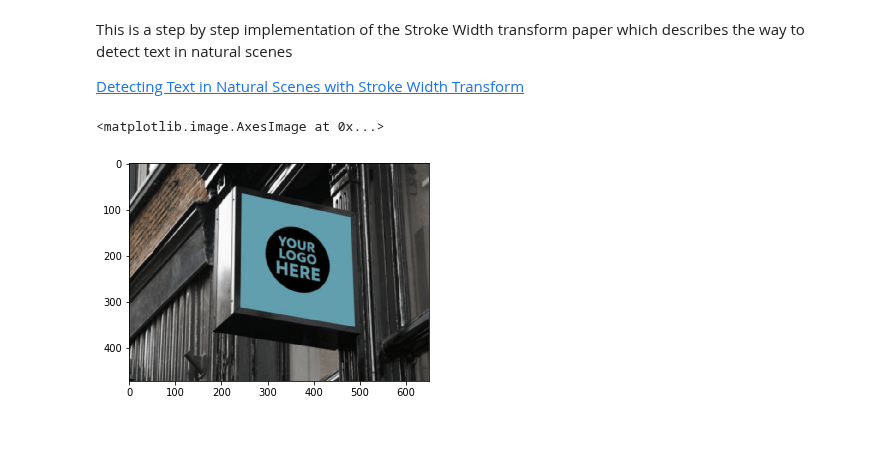
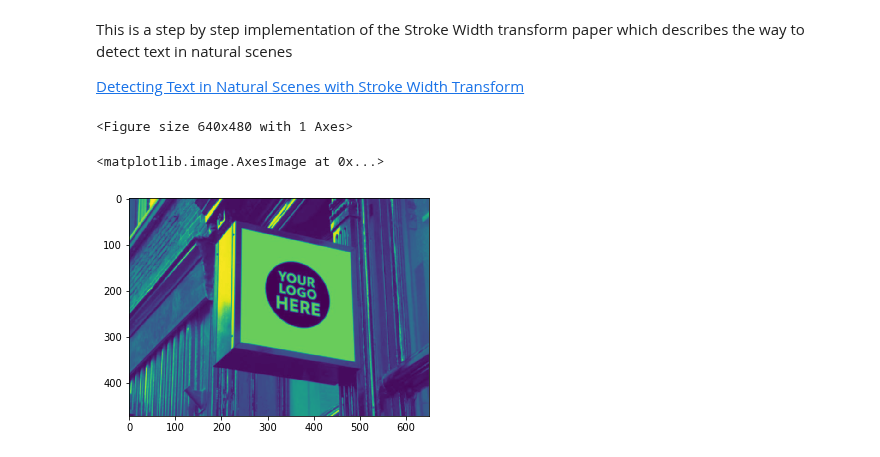
Before and after one commit to muthuspark/ml_research, a Jupyter notebook: Text detection with Stroke Width Transform.ipynb, the cells around one changed output. Drawn from its saved outputs; the diff is of its cells as text; code cells hidden in the pictures.

```diff
--- a/Text detection with Stroke Width Transform.ipynb
+++ b/Text detection with Stroke Width Transform.ipynb
@@ -6,18 +6,20 @@ Stroke Width Transform](https://www.microsoft.com/en-us/research/wp-content/uplo
 # %%
 from skimage.io import imread
 from skimage.filters import gaussian
+import matplotlib.pyplot as plt
 
-image = gaussian(imread('resources/sign.jpeg'), multichannel=False)
+image = gaussian(imread('resources/sign.jpeg'))
+plt.imshow(image)
+plt.show()
+# %% [output]
+<Figure size 640x480 with 1 Axes>
-# %%
-import matplotlib.pyplot as plt
-
-plt.imshow(image)
-# %% [output]
-<matplotlib.image.AxesImage at 0x...>
-[figure, removed]
 # %%
 #step 1 : color to gray
 from skimage import feature
 from skimage.color import rgb2gray
 
-im = rgb2gray(image)
+image = rgb2gray(image)
+plt.imshow(image)
+# %% [output]
+<matplotlib.image.AxesImage at 0x...>
+[figure, added]
```
Also changed, not shown: parts of 11 cells of this notebook, 8 other files.
